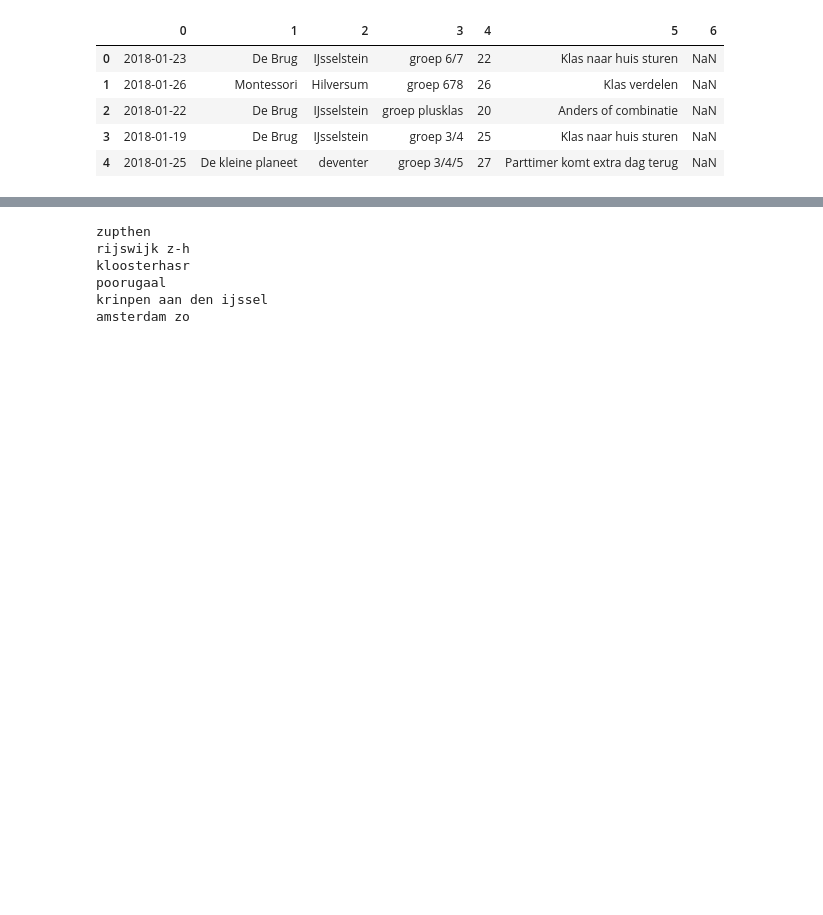
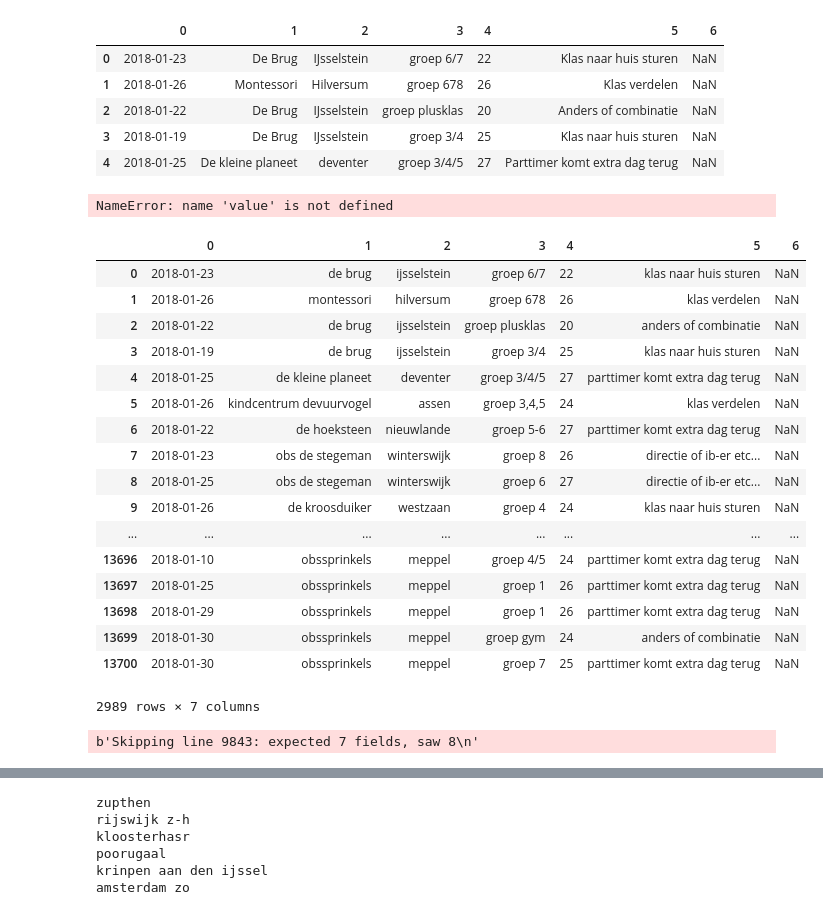
Before and after one commit to rgingnagel/school, a Jupyter notebook: OefenOpdrachtClean.ipynb, the cells around one changed output, grey strips where cells are left out. Cells and saved outputs as stored; diff of their text form; code cells hidden in the pictures; blank space fills up the shorter version.

```diff
--- a/OefenOpdrachtClean.ipynb
+++ b/OefenOpdrachtClean.ipynb
@@ -30,3 +30,63 @@ for c in [1,2,3,5]:
     lt[c]=lt[c].str.strip().str.lower()
 lt[0]=pd.to_datetime(lt[0])
 lt=lt[(lt[0].dt.year==2018)&(lt[0] <pd.Timestamp.today()) ]
+# %%
+lt_ams=lt[lt[2].str.contains('Amsterdam')]
+lt_not_ams=lt[~lt[2].str.contains(value)]
+ams_vs_rest=pd.DataFrame([lt[5].value_counts()]).T
+ams_vs_rest.columns=['Nederland', ]
+ams_vs_rest.index.name='Oplossing'
+#ams_vs_rest.sort_values(value, ascending=False)
+print((ams_vs_rest/ams_vs_rest.sum())["Nederland"][6])
+trace1 = go.Bar(
+y='Nederland',
+x=(ams_vs_rest/ams_vs_rest.sum())["Nederland"][0],
+name='Verdeling oplossingen',
+orientation = 'h',
+marker = dict(
+    color = 'rgba(246, 78, 139, 0.6)',
+    line = dict(
+        color = 'rgba(246, 78, 139, 1.0)',
+        width = 3)
+)
+)
+
+data = [trace1]
+layout = go.Layout(
+    barmode='stack'
+)
+# %% [output]
+NameError: name 'value' is not defined
+# %%
+
+import datetime
+timeFixed = lt[(lt[0]>=datetime.date(2018,1,1)) & (lt[0]<datetime.date(2018,2,1))]
+# %%
+timeFixed
+# %% [output]
+|  | 0 | 1 | 2 | 3 | 4 | 5 | 6 |
+| 0 | 2018-01-23 | de brug | ijsselstein | groep 6/7 | 22 | klas naar huis sturen | NaN |
+| 1 | 2018-01-26 | montessori | hilversum | groep 678 | 26 | klas verdelen | NaN |
+| 2 | 2018-01-22 | de brug | ijsselstein | groep plusklas | 20 | anders of combinatie | NaN |
+| 3 | 2018-01-19 | de brug | ijsselstein | groep 3/4 | 25 | klas naar huis sturen | NaN |
+| 4 | 2018-01-25 | de kleine planeet | deventer | groep 3/4/5 | 27 | parttimer komt extra dag terug | NaN |
+| 5 | 2018-01-26 | kindcentrum devuurvogel | assen | groep 3,4,5 | 24 | klas verdelen | NaN |
+| 6 | 2018-01-22 | de hoeksteen | nieuwlande | groep 5-6 | 27 | parttimer komt extra dag terug | NaN |
+| 7 | 2018-01-23 | obs de stegeman | winterswijk | groep 8 | 26 | directie of ib-er etc... | NaN |
+| 8 | 2018-01-25 | obs de stegeman | winterswijk | groep 6 | 27 | directie of ib-er etc... | NaN |
+| 9 | 2018-01-26 | de kroosduiker | westzaan | groep 4 | 24 | klas naar huis sturen | NaN |
+| ... | ... | ... | ... | ... | ... | ... | ... |
+| 13696 | 2018-01-10 | obssprinkels | meppel | groep 4/5 | 24 | parttimer komt extra dag terug | NaN |
+| 13697 | 2018-01-25 | obssprinkels | meppel | groep 1 | 26 | parttimer komt extra dag terug | NaN |
+| 13698 | 2018-01-29 | obssprinkels | meppel | groep 1 | 26 | parttimer komt extra dag terug | NaN |
+| 13699 | 2018-01-30 | obssprinkels | meppel | groep gym | 24 | anders of combinatie | NaN |
+| 13700 | 2018-01-30 | obssprinkels | meppel | groep 7 | 25 | parttimer komt extra dag terug | NaN |
+2989 rows × 7 columns
+# %%
+lt=pd.read_csv('export.csv', sep=';',
+               error_bad_lines=False,header=None)
+
+bla=pd.read_csv('cityLatLong.csv', sep='\t',
+               error_bad_lines=False)
+# %% [output]
+b'Skipping line 9843: expected 7 fields, saw 8\n'
```
Also changed, not shown: parts of 19 cells of this notebook, 5 other files.
